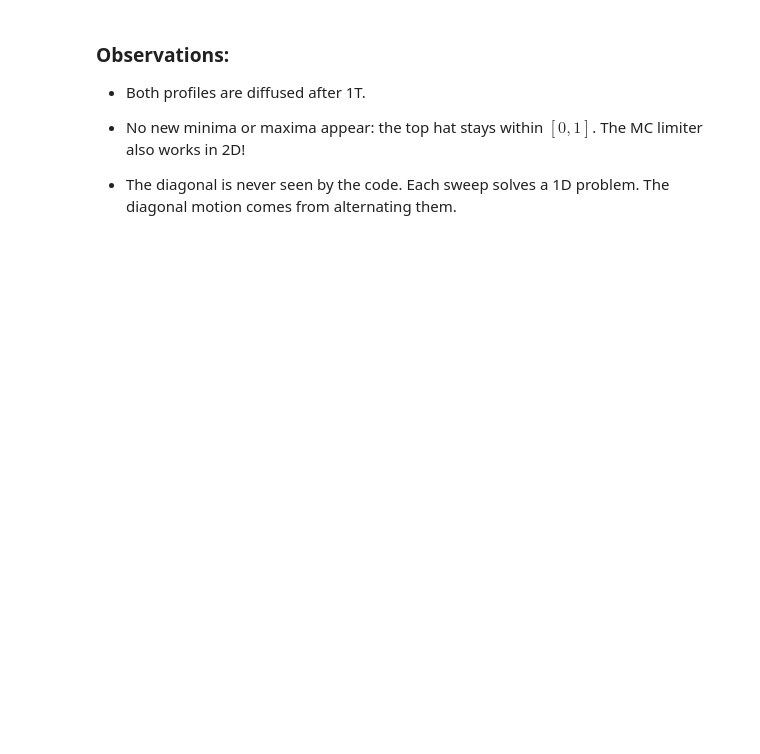
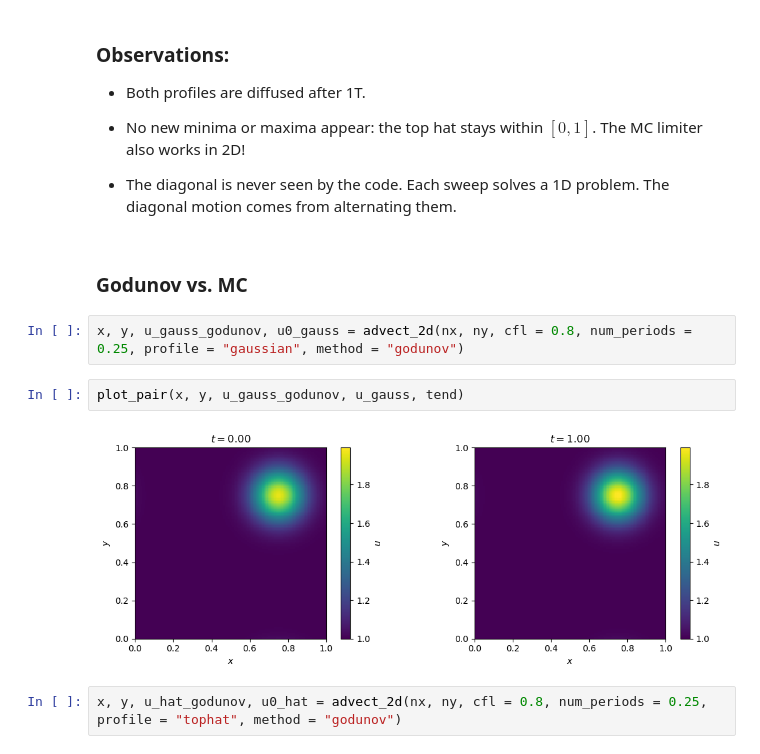
Before and after one commit to wbandabarragan/computational-fluid-dynamics, a Jupyter notebook: notebooks/nb16_2d_finite_volume_advection.ipynb, the cells around one changed output. Saved outputs shown, nothing was run; the diff lists cells and outputs as text; blank space fills up the shorter version.

```diff
--- a/notebooks/nb16_2d_finite_volume_advection.ipynb
+++ b/notebooks/nb16_2d_finite_volume_advection.ipynb
@@ -228,3 +232,13 @@ plot_pair(x, y, u0_hat, u_hat, tend)
 - No new minima or maxima appear: the top hat stays within $[0, 1]$. The MC limiter also works in 2D!
 
 - The diagonal is never seen by the code. Each sweep solves a 1D problem. The diagonal motion comes from alternating them.
+# %% [markdown]
+### Godunov vs. MC
+# %%
+x, y, u_gauss_godunov, u0_gauss = advect_2d(nx, ny, cfl = 0.8, num_periods = 0.25, profile = "gaussian", method = "godunov")
+# %%
+plot_pair(x, y, u_gauss_godunov, u_gauss, tend)
+# %% [output]
+[figure, added]
+# %%
+x, y, u_hat_godunov, u0_hat = advect_2d(nx, ny, cfl = 0.8, num_periods = 0.25, profile = "tophat", method = "godunov")
```
Also changed, not shown: parts of 10 cells of this notebook.
